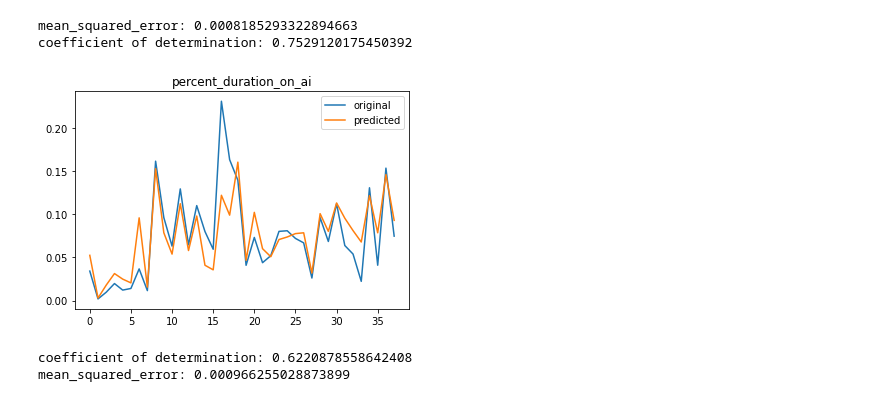
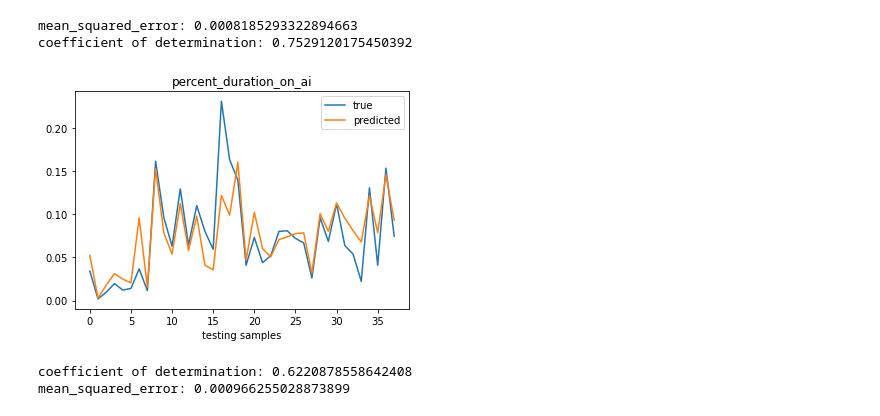
Before and after one commit to ymo6/user_ai_reliance, a Jupyter notebook: Alex's code/Linear Regression-duration.ipynb, the cells around one changed output. Cells and saved outputs as stored; diff of their text form; code cells hidden in the pictures.

```diff
--- a/Alex's code/Linear Regression-duration.ipynb
+++ b/Alex's code/Linear Regression-duration.ipynb
@@ -356,13 +358,14 @@ mean_squared_error: 0.0008185293322894663
 coefficient of determination: 0.7529120175450392
 # %%
 x_ax = range(len(y_test))
-plt.plot(x_ax, y_test, label="original")
+plt.plot(x_ax, y_test, label="true")
 plt.plot(x_ax, y_hat, label="predicted")
 plt.title("percent_duration_on_ai")
+plt.xlabel("testing samples")
 plt.legend()
 plt.show()
 # %% [output]
-[figure, old version]
+[figure, new version]
 # %%
 #best
 reg = Ridge(alpha=0.1).fit(x_train,y_train)
```
Also changed, not shown: parts of 5 cells of this notebook.
